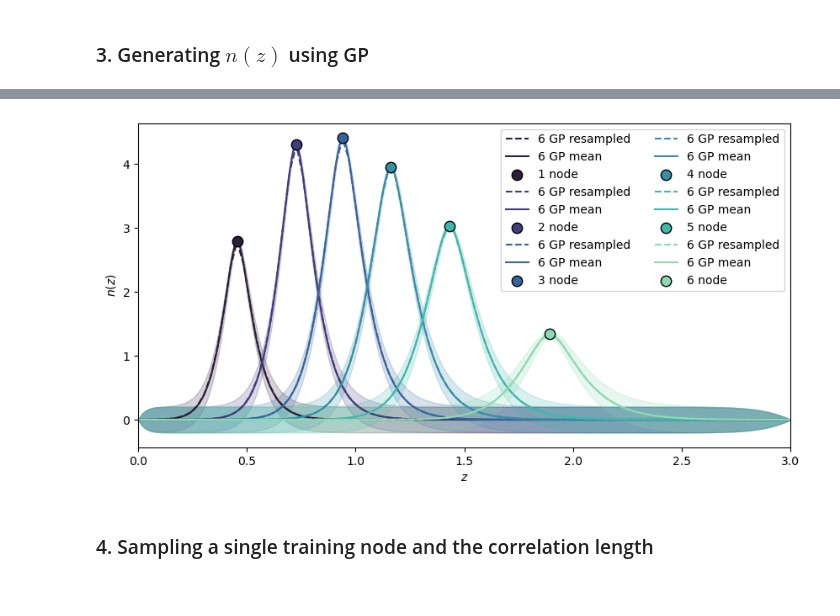
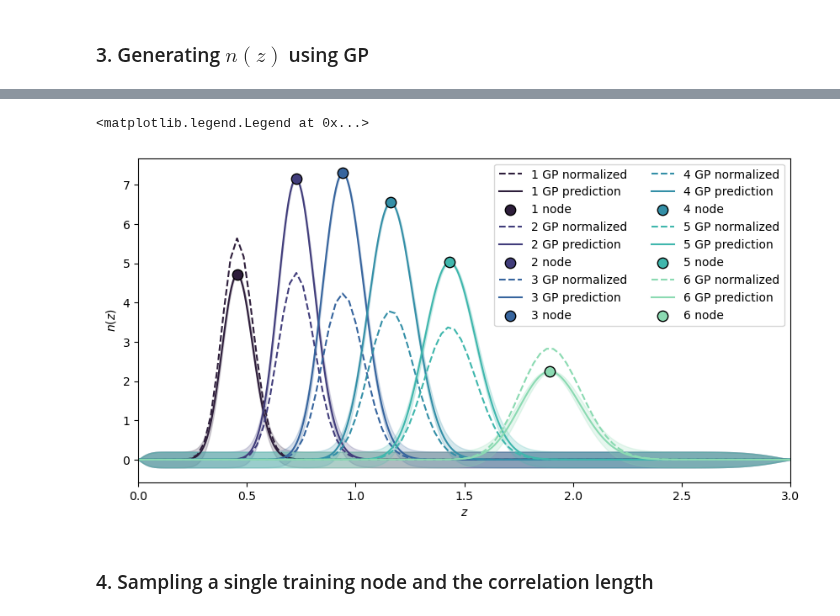
Before and after one commit to jipdebuck/binz, a Jupyter notebook: notebooks/inference.ipynb, the cells around one changed output, grey strips where cells are left out. Saved outputs shown, nothing was run; the diff lists cells and outputs as text; code cells hidden in the pictures.

```diff
--- a/notebooks/inference.ipynb
+++ b/notebooks/inference.ipynb
@@ -105,7 +111,7 @@ my_dndz_she_norm = resample_dndz(dndz_she_norm, z_nz, myz)
 
 i_lows = {}
 i_highs = {}
-for key, nz in dndz_pos_norm.items():
+for key, nz in nz_heracles.items():
     mask = np.where(nz > 0.1)[0]
     i_lows.update({key: mask[0]})
     i_highs.update({key: mask[-1] + 1})
@@ -485,13 +489,14 @@ for key, nz in dndz_she_norm.items():
     n_med = nz[np.argmin(np.abs(z_nz - z_med))]
     z_meds.append(z_med)
     n_meds.append(n_med)
-
 corr_len = 0.04                              # correlation length for the GP kernel
 z_bounds = (0,3)                              # bounds for the redshift
 z_pred = np.linspace(0, 3, 400)       # prediction points for GP
 alpha = 1e-8                                  # noise level during fitting
-kernel_class = Matern
+kernel_class = RBF
 nu = 1.5                                      # necessary for Matern only, defines smoothness
 const_value = 0.04                            # amplitude of constant kernel
 const_bounds = (1e-4, 1.0)                    # bounds for constant kernel amplitude
-print(z_meds)
+# We read with euclidlib v2025.2 (v2025.1 is also compatible)
+z_pred_res = z_pred.reshape(-1, 1)
+widths = np.array([z_highs[0]-z_lows[0], z_highs[1]-z_lows[1], z_highs[2]-z_lows[2], z_highs[3]-z_lows[3], z_highs[4]-z_lows[4], z_highs[5]-z_lows[5]])
@@ -501,7 +504,7 @@ print(z_meds)
 # GP reconstruction and plotting of results #
 
 # Perform GP reconstruction #
-priors, predictions = build_gp_nz(n_meds, z_meds, corr_len, z_bounds, z_pred, alpha, kernel_class, nu, const_value, const_bounds)
+priors, predictions = build_gp_nz(n_meds, z_meds, corr_len, z_bounds, z_pred, alpha, RBF, nu, const_value, const_bounds)
 
 # Plot GP reconstruction results #
 palette = sns.color_palette("mako", 6)
@@ -515,7 +518,7 @@ for j, nz in enumerate(n_meds):
     ax.fill_between(z_pred.ravel(), (y_pred - y_std).ravel(), (y_pred + y_std).ravel(),
                     color=palette[j], alpha=0.2)
 
-    ax.plot(z_nz, dndz_she_norm[j+1], '--', color=palette[j], alpha=0.4)
+    ax.plot(z_nz, nz_heracles[j+1], '--', color=palette[j], alpha=0.4)
     ax.scatter(X_train, y_train, color=palette[j], edgecolor='black', s=80, zorder=3, label=f"{j+1} node")
 
 ax.set_xlabel(r"$z$")
@@ -541,0 +599,23 @@ def resample_dndz_gp(gp_predictions, z_pred, zs):
+# %%
+z_pred_res = z_pred.reshape(-1, 1)
+predictions_sample = predictions.copy()
+my_dndz_norm_gp = resample_dndz_gp(predictions_sample, z_pred_res, myz)
+palette = sns.color_palette("mako", 6)
+fig, ax = plt.subplots(figsize=(10, 5))
+
+for j, nz in enumerate(n_meds):
+    y_pred, y_std = predictions[j]
+    X_train, y_train = z_meds[j], n_meds[j]
+    ax.plot(myz, my_dndz_norm_gp[j], color=palette[j],label=f"{j+1} GP normalized")
+    ax.plot(myz, my_dndz_she_norm[j], color=palette[j], linestyle='--', label=f"{j+1} original normalized")
+#    ax.fill_between(z_pred.ravel(), (y_pred - y_std).ravel(), (y_pred + y_std).ravel(),
+#                    color=palette[j], alpha=0.2)
+
+#    ax.plot(z_nz, dndz_she_norm[j+1], '--', color=palette[j], alpha=0.4)
+#    ax.scatter(X_train, y_train, color=palette[j], edgecolor='black', s=80, zorder=3, label=f"{j+1} node")
+
+ax.set_xlabel(r"$z$")
+ax.set_ylabel(r"$n(z)$")
+ax.set_xlim(0, 3)
+ax.legend(loc="upper right", ncol=2)
+plt.show()
@@ -542,30 +624,26 @@ def resample_dndz_gp(gp_predictions, z_pred, zs):
 # %%
 # Plotting the resampled GP n(z) together with original GP n(z) #
 
-z_pred_res = z_pred.reshape(-1, 1)
-predictions_sample = predictions.copy()
-my_dndz_norm_gp = resample_dndz_gp(predictions_sample, z_pred_res, myz)
-palette = sns.color_palette("mako", 6)
 fig, ax = plt.subplots(figsize=(10, 5))
 
 for j, nz in enumerate(n_meds):
     y_pred, y_std = predictions[j]
     X_train, y_train = z_meds[j], n_meds[j]
-    ax.plot(myz, my_dndz_norm_gp[j], color=palette[j], linestyle='--',label=f"{key} GP resampled")
-    ax.plot(z_pred, y_pred, color=palette[j], label=f"{key} GP mean")
+    ax.plot(myz, my_dndz_norm_gp[j], color=palette[j], linestyle='--',label=f"{j+1} GP normalized")
+    ax.plot(z_pred, y_pred, color=palette[j], label=f"{j+1} GP prediction")
     ax.fill_between(z_pred.ravel(), (y_pred - y_std).ravel(), (y_pred + y_std).ravel(),
                     color=palette[j], alpha=0.2)
 
 #    ax.plot(z_nz, dndz_she_norm[j+1], '--', color=palette[j], alpha=0.4)
     ax.scatter(X_train, y_train, color=palette[j], edgecolor='black', s=80, zorder=3, label=f"{j+1} node")
 
 ax.set_xlabel(r"$z$")
 ax.set_ylabel(r"$n(z)$")
 ax.set_xlim(0, 3)
 ax.legend(loc="upper right", ncol=2)
-plt.show()
 # %% [output]
+<matplotlib.legend.Legend at 0x...>
-[figure, old version]
+[figure, new version]
 # %% [markdown]
 ### 4. Sampling a single training node and the correlation length
 # %%
```
Also changed, not shown: parts of 32 cells of this notebook, 1 other file.
